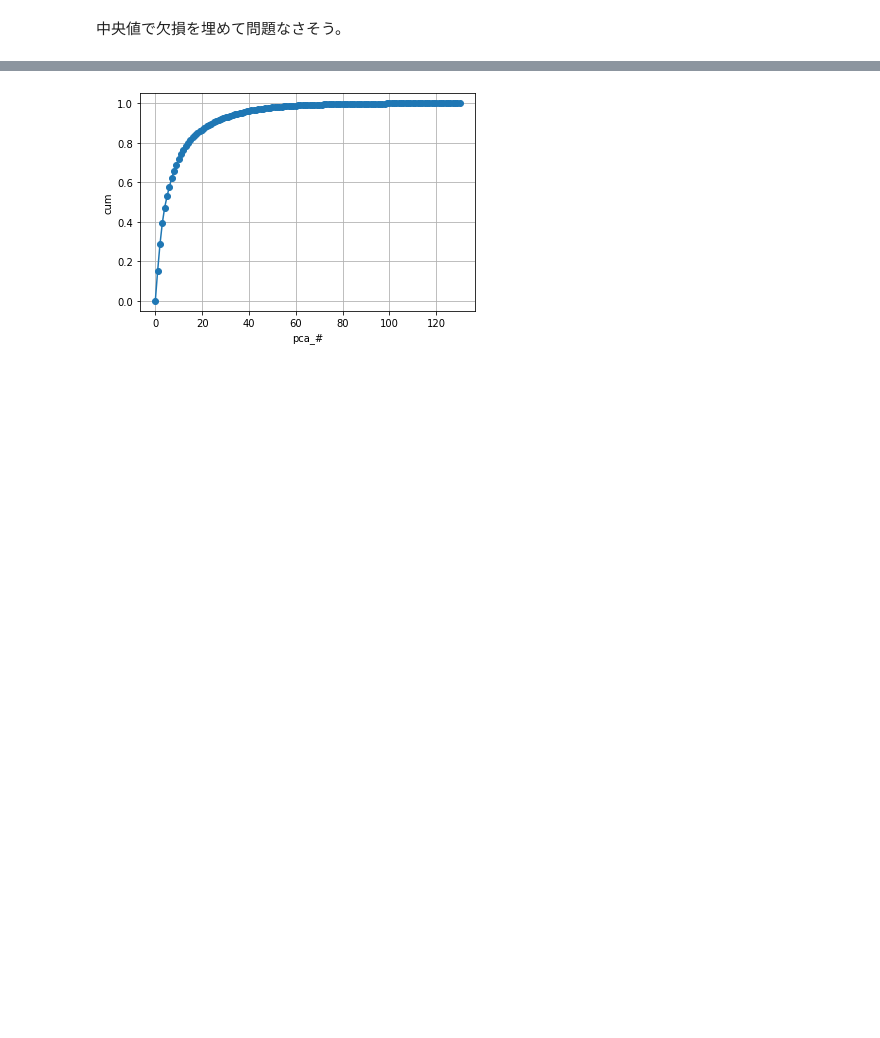
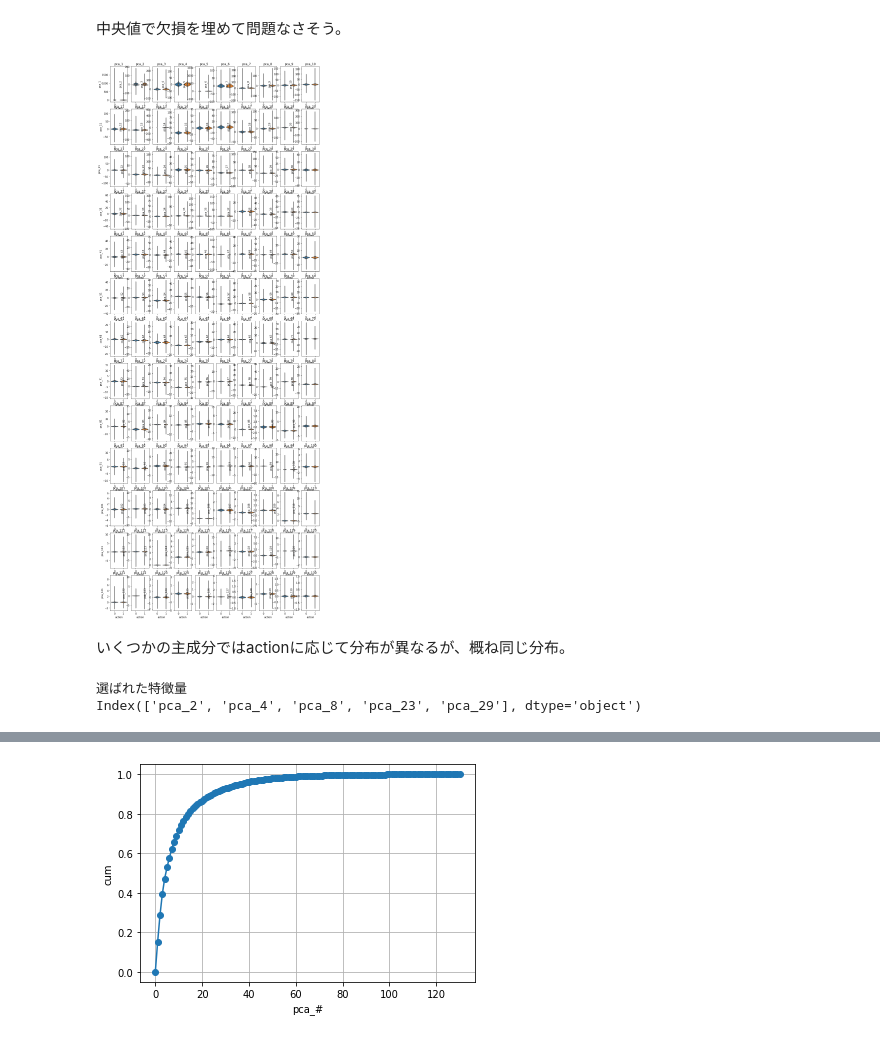
Before and after one commit to kyohei-123/kaggle-janestreet, a Jupyter notebook: Kaggle_JaneMarket_transient_ver1.ipynb, the cells around one changed output, grey strips where cells are left out. Saved outputs shown, nothing was run; the diff lists cells and outputs as text; code cells hidden in the pictures; blank space fills up the shorter version.

```diff
--- a/Kaggle_JaneMarket_transient_ver1.ipynb
+++ b/Kaggle_JaneMarket_transient_ver1.ipynb
@@ -434,5 +432,30 @@ pca.fit(df_train[features_pca])
 ## モデルにデータを当てはめる
 values = pca.transform(df_train[features_pca])
 
-df_pca = pd.DataFrame(data = values,
+df_train_pca = pd.DataFrame(data = values,
                       columns = ["pca_{}".format(x+1) for x in range(len(features_pca))])
+
+df_train_pca = pd.concat([df_train_pca, df_train[["action","resp"]].reset_index(drop=True) ],axis=1)
+# %%
+### 主成分の分布をactionで層別する。
+
+def func_violin_hue(df, ax):
+    ycol = df.columns[1]
+    sns.violinplot(x="action",y=ycol, data = df,ax=ax)
+    ax.set_title(ycol)
+
+
+fss,axss = plt.subplots(13,10,figsize=(15,40))
+n_i = len(axss)
+# n_i = 1
+n_j = len(axss[0])
+# n_j = 10
+
+for i in range(n_i):
+  for j in range(n_j):
+    func_violin_hue(df_train_pca[["action",f"pca_{i*n_j+j+1}"]], axss[i][j])
+plt.show()
+# %% [output]
+[figure, added]
+# %% [markdown]
+いくつかの主成分ではactionに応じて分布が異なるが、概ね同じ分布。
@@ -438,0 +470,11 @@ df_pca = pd.DataFrame(data = values,
+# %%
+selected_features = pd.DataFrame(selector.inverse_transform(df_train_pca_selected),
+                                 index=df_train_pca.index,
+                                 columns=cols_pca)
+selected_features.head()
+
+print("選ばれた特徴量")
+print(df_train_pca[cols_pca].columns[selector.get_support()])
+# %% [output]
+選ばれた特徴量
+Index(['pca_2', 'pca_4', 'pca_8', 'pca_23', 'pca_29'], dtype='object')
```
Also changed, not shown: parts of 18 cells of this notebook.
